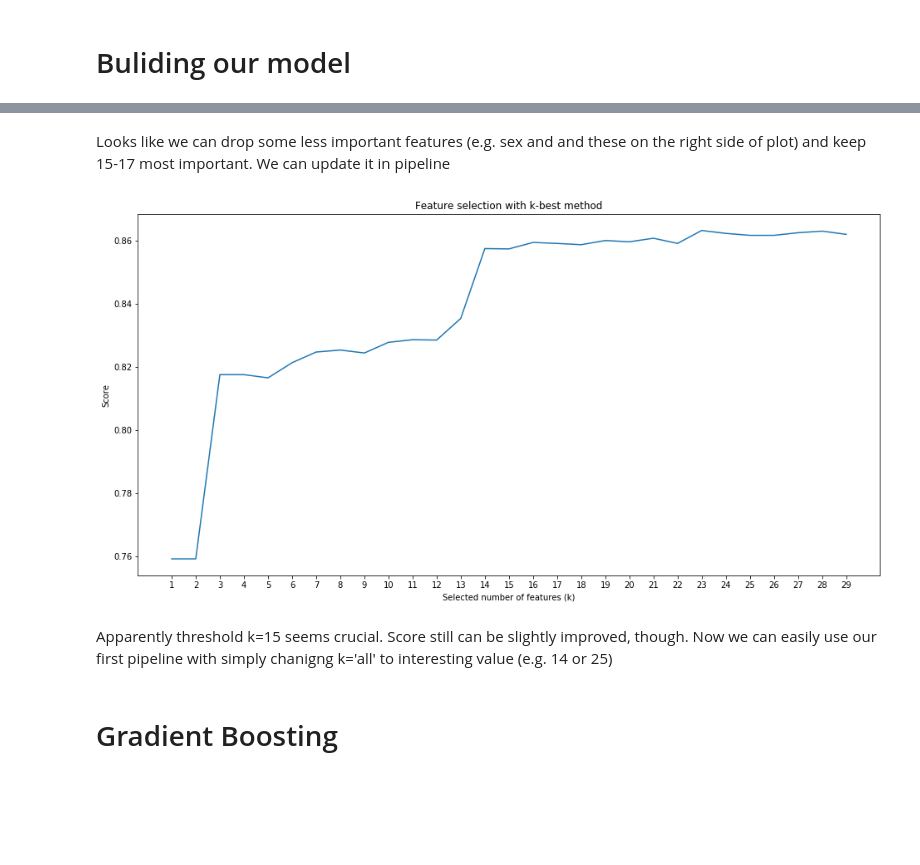
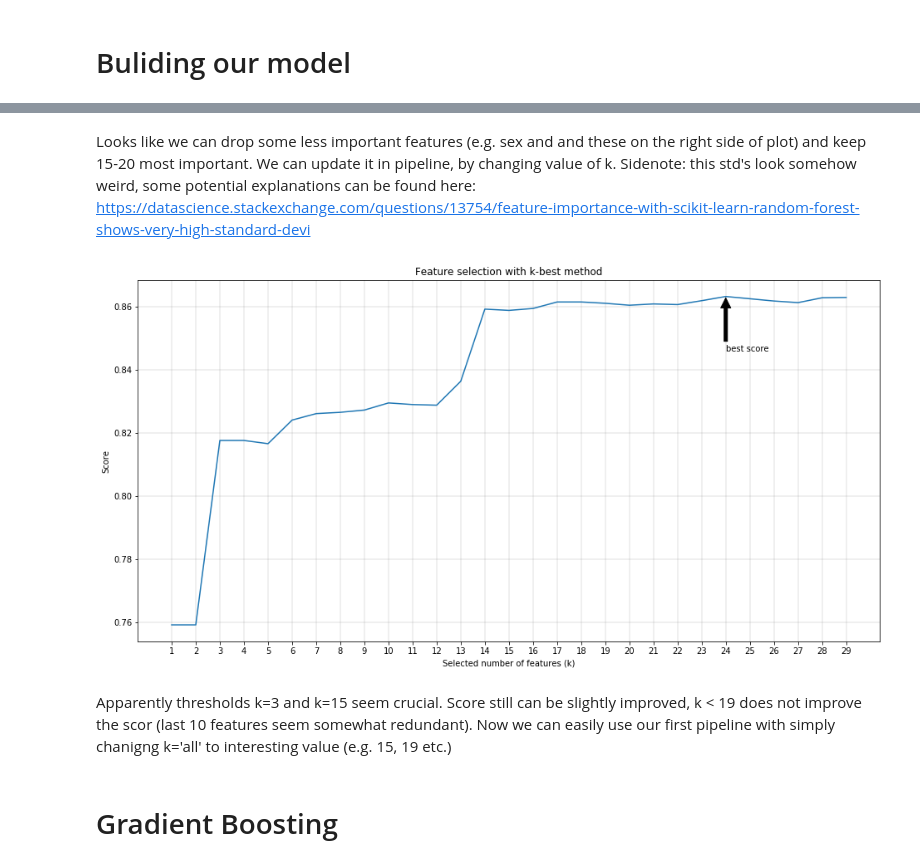
Before and after one commit to GregSzopinski/introductory-machine-learning, a Jupyter notebook: Adult data/Adult_names_classification.ipynb, the cells around one changed output, grey strips where cells are left out. Cells and saved outputs as stored; diff of their text form; code cells hidden in the pictures; blank space fills up the shorter version.

```diff
--- a/Adult data/Adult_names_classification.ipynb
+++ b/Adult data/Adult_names_classification.ipynb
@@ -335,9 +357,9 @@ adv_model = RandomForestClassifier(n_estimators=80, max_depth=20, min_samples_sp
 # %%
-adv_pipe = Pipeline([('imputer',Imputer(strategy='most_frequent')),
-                     #('scaler', MaxAbsScaler()),
+rf_pipe = Pipeline([('imputer',Imputer(strategy='most_frequent')),
                      ('selector', SelectKBest(f_classif,k='all')),
-                     ('CF', adv_model)
+                     ('CF', rf_model)
                     ])
 # %%
-train_and_predict(adv_pipe, X, y, test_size=0.33)
+#some improvement
+train_and_predict(rf_pipe, X, y, test_size=0.33)
 # %% [output]
@@ -372,5 +396,6 @@ plt.show()
 # %% [markdown]
-Looks like we can drop some less important features (e.g. sex and and these on the right side of plot) and keep 15-17 most important. We can update it in pipeline
+Looks like we can drop some less important features (e.g. sex and and these on the right side of plot) and keep 15-20 most important. We can update it in pipeline, by changing value of k. Sidenote: this std's look somehow weird, some potential explanations can be found here:
+https://datascience.stackexchange.com/questions/13754/feature-importance-with-scikit-learn-random-forest-shows-very-high-standard-devi
 # %%
 various_k = list(range(1,(len(feats)+1))) #basically list with all sensible number of features (from 1 to 26)
 
@@ -378,7 +403,7 @@ scores = []
 for k in various_k:
 
     k_pipe = Pipeline([('selector', SelectKBest(f_classif,k=k)),
-                         ('CF', adv_model)
+                         ('CF', rf_model)
                         ])
     score = train_and_predict(k_pipe, X, y, test_size=0.33)
     scores.append(score)
@@ -388,12 +411,19 @@ for k in various_k:
+# %%
+scores= np.array(scores)
 # %%
 plt.figure(figsize=[16,8])
 plt.plot(various_k,scores)
 plt.xlabel('Selected number of features (k)')
 plt.ylabel('Score')
 plt.xticks(various_k)
 plt.title('Feature selection with k-best method')
+plt.grid(color='gray', linestyle='-', linewidth=0.25)
+plt.annotate('best score', xy=(np.argmax(scores)+1, np.amax(scores)),
+             xytext=(np.argmax(scores)+1, 0.98*np.amax(scores)),
+            arrowprops=dict(facecolor='black', shrink=0.03))
+
 plt.show()
 # %% [output]
-[figure, old version]
+[figure, new version]
 # %% [markdown]
-Apparently threshold k=15 seems crucial. Score still can be slightly improved, though. Now we can easily use our first pipeline with simply chanigng k='all' to interesting value (e.g. 14 or 25)
+Apparently thresholds k=3 and k=15 seem crucial. Score still can be slightly improved, k < 19 does not improve the scor (last 10 features seem somewhat redundant). Now we can easily use our first pipeline with simply chanigng k='all' to interesting value (e.g. 15, 19 etc.)
```
Also changed, not shown: parts of 42 cells of this notebook.
